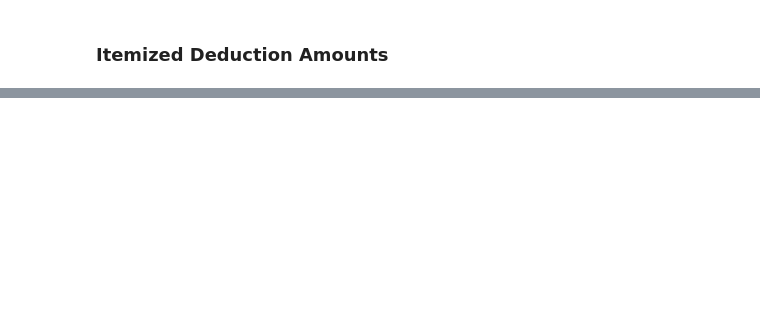
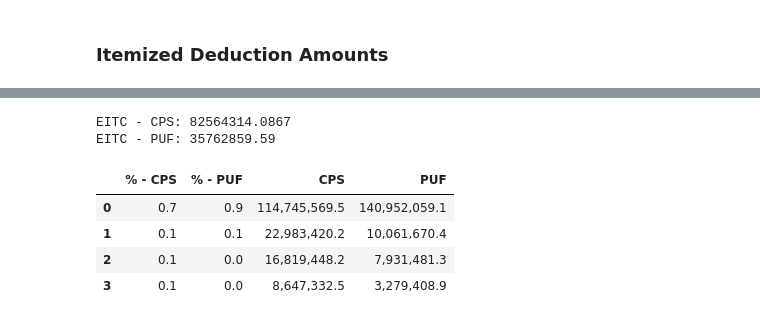
Before and after one commit to andersonfrailey/Notebook-Uploads, a Jupyter notebook: CPS Comparisons.ipynb, the cells around one changed output, grey strips where cells are left out. Cells and saved outputs as stored; diff of their text form; code cells hidden in the pictures; blank space fills up the shorter version.

```diff
--- a/CPS Comparisons.ipynb
+++ b/CPS Comparisons.ipynb
@@ -321,0 +361,29 @@ calc_cps.records.e02400)
+# %%
+print 'EITC - CPS: {}'.format((calc_cps.records.EIC * calc_cps.records.s006).sum())
+print 'EITC - PUF: {}'.format((calc_puf.records.EIC * calc_puf.records.s006).sum())
+# %% [output]
+EITC - CPS: 82564314.0867
+EITC - PUF: 35762859.59
+# %%
+eic0cps = sum(calc_cps.records.s006[calc_cps.records.EIC == 0])
+eic1cps = sum(calc_cps.records.s006[calc_cps.records.EIC == 1])
+eic2cps = sum(calc_cps.records.s006[calc_cps.records.EIC == 2])
+eic3cps = sum(calc_cps.records.s006[calc_cps.records.EIC == 3])
+eic0puf = sum(calc_puf.records.s006[calc_puf.records.EIC == 0])
+eic1puf = sum(calc_puf.records.s006[calc_puf.records.EIC == 1])
+eic2puf = sum(calc_puf.records.s006[calc_puf.records.EIC == 2])
+eic3puf = sum(calc_puf.records.s006[calc_puf.records.EIC == 3])
+eic_tot_cps = calc_cps.records.s006.sum()
+eic_tot_puf = calc_puf.records.s006.sum()
+pd.DataFrame({'CPS': [eic0cps, eic1cps, eic2cps, eic3cps],
+              'PUF': [eic0puf, eic1puf, eic2puf, eic3puf],
+              '% - CPS': [eic0cps / eic_tot_cps, eic1cps / eic_tot_cps,
+                          eic2cps / eic_tot_cps, eic3cps / eic_tot_cps],
+              '% - PUF': [eic0puf / eic_tot_puf, eic1puf / eic_tot_puf,
+                          eic2puf / eic_tot_puf, eic3puf / eic_tot_puf]})
+# %% [output]
+|  | % - CPS | % - PUF | CPS | PUF |
+| 0 | 0.7 | 0.9 | 114,745,569.5 | 140,952,059.1 |
+| 1 | 0.1 | 0.1 | 22,983,420.2 | 10,061,670.4 |
+| 2 | 0.1 | 0.0 | 16,819,448.2 | 7,931,481.3 |
+| 3 | 0.1 | 0.0 | 8,647,332.5 | 3,279,408.9 |
```
Also changed, not shown: parts of 10 cells of this notebook.
